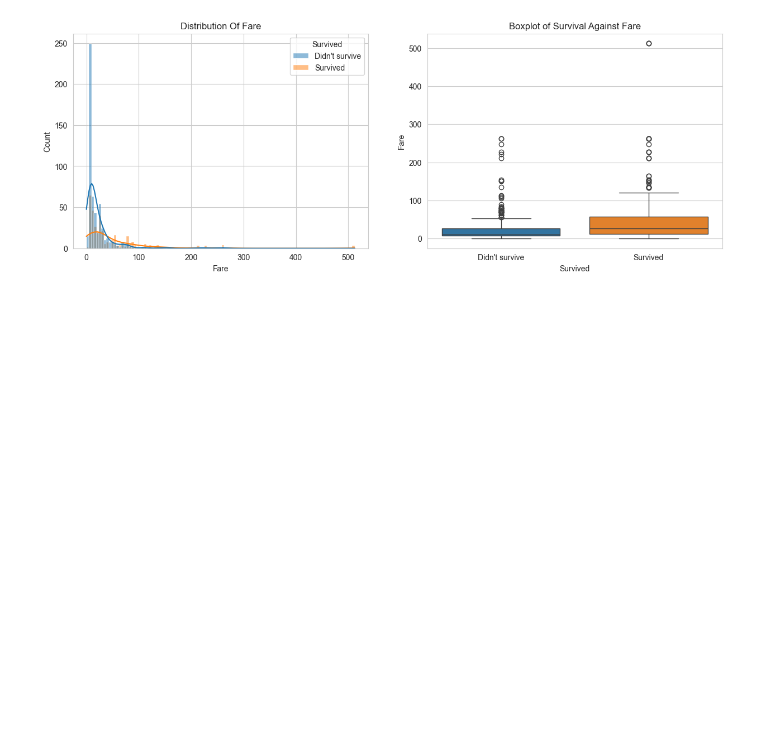
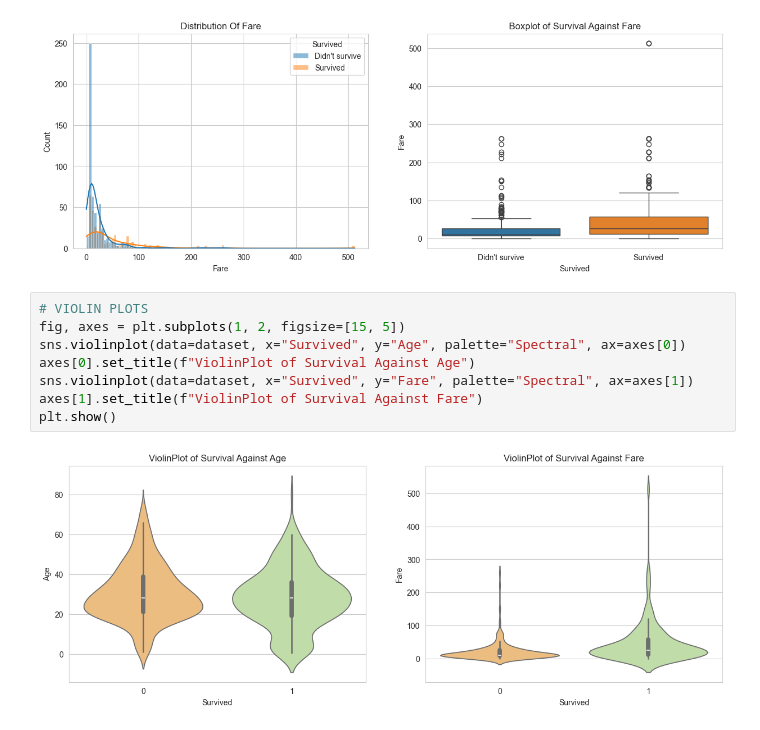
Before and after one commit to MDeus-ai/deus, a Jupyter notebook: public/assets/datastories_assets/notebooks/titanic_story_nb.ipynb, the cells around one changed output. Cells and saved outputs as stored; diff of their text form; blank space fills up the shorter version.

```diff
--- a/public/assets/datastories_assets/notebooks/titanic_story_nb.ipynb
+++ b/public/assets/datastories_assets/notebooks/titanic_story_nb.ipynb
@@ -99,6 +104,16 @@ bivariate_hist_box(dataframe=dataset, target_var="Survived", num_var="Fare")
 # %% [output]
 [figure]
 [figure]
+# %%
+# VIOLIN PLOTS
+fig, axes = plt.subplots(1, 2, figsize=[15, 5])
+sns.violinplot(data=dataset, x="Survived", y="Age", palette="Spectral", ax=axes[0])
+axes[0].set_title(f"ViolinPlot of Survival Against Age")
+sns.violinplot(data=dataset, x="Survived", y="Fare", palette="Spectral", ax=axes[1])
+axes[1].set_title(f"ViolinPlot of Survival Against Fare")
+plt.show()
+# %% [output]
+[figure, added]
 # %%
 #Correlation Matrix Between Numerical Variables
 sns.heatmap(
```
Also changed, not shown: parts of 10 cells of this notebook.
